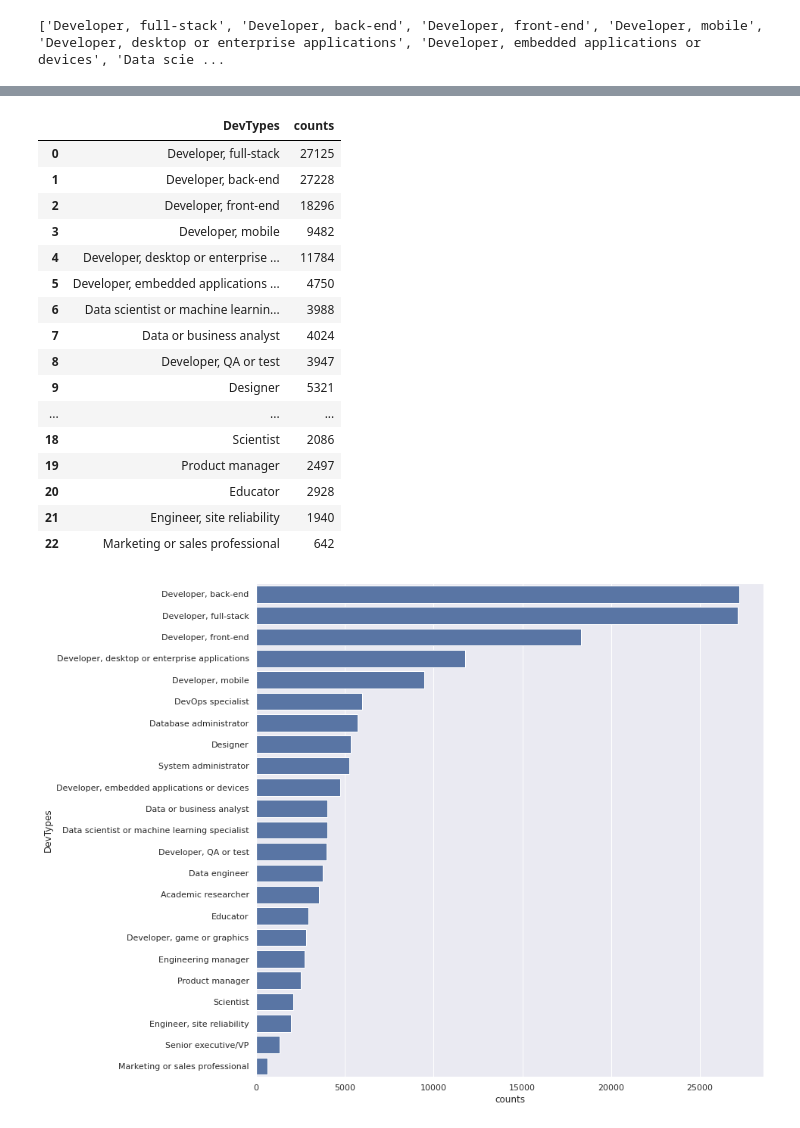
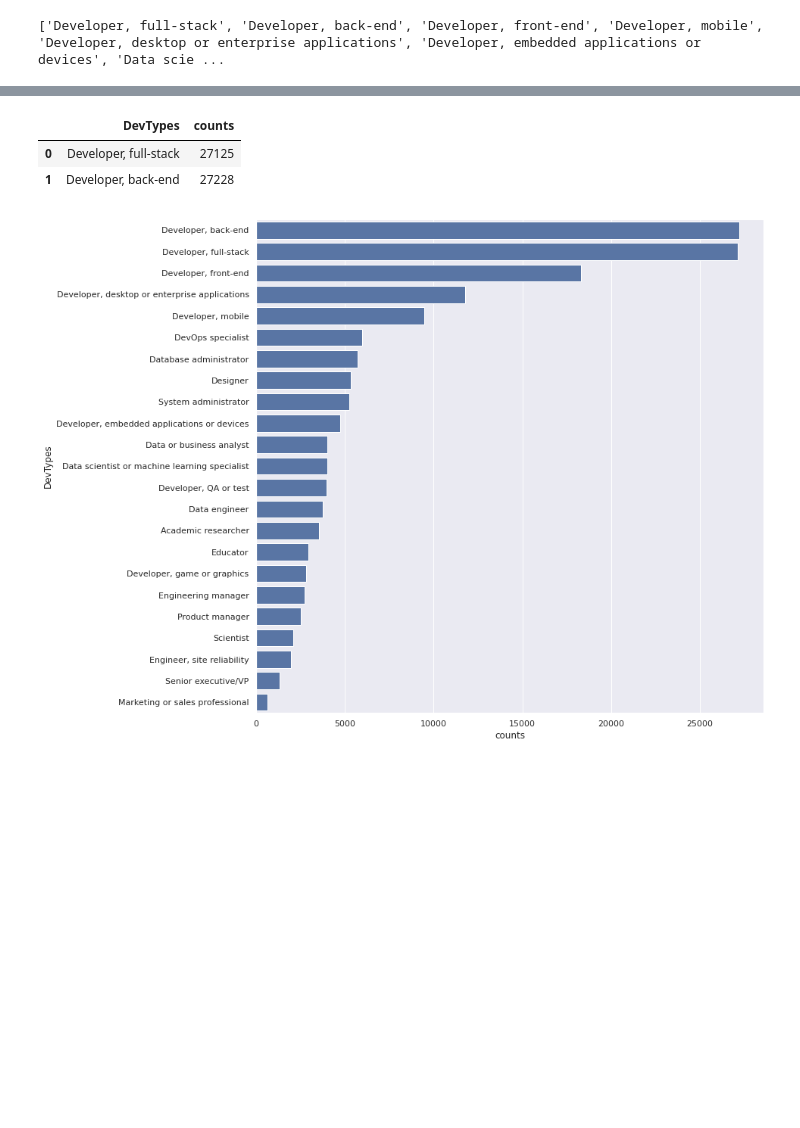
Before and after one commit to SolanaO/Developers_Survey_Analysis, a Jupyter notebook: stackBlogDataAnalysis.ipynb, the cells around one changed output, grey strips where cells are left out. Saved outputs shown, nothing was run; the diff lists cells and outputs as text; code cells hidden in the pictures; blank space fills up the shorter version.

```diff
--- a/stackBlogDataAnalysis.ipynb
+++ b/stackBlogDataAnalysis.ipynb
@@ -406,25 +352,11 @@ developers_types
 # %%
 # rename the columns in the results dataframe
 developers_types.rename(columns = {'index':'DevTypes', 0:'counts'}, inplace=True)
-developers_types
+developers_types.head(2)
 # %% [output]
 |  | DevTypes | counts |
 | 0 | Developer, full-stack | 27125 |
 | 1 | Developer, back-end | 27228 |
-| 2 | Developer, front-end | 18296 |
-| 3 | Developer, mobile | 9482 |
-| 4 | Developer, desktop or enterprise ... | 11784 |
-| 5 | Developer, embedded applications ... | 4750 |
-| 6 | Data scientist or machine learnin... | 3988 |
-| 7 | Data or business analyst | 4024 |
-| 8 | Developer, QA or test | 3947 |
-| 9 | Designer | 5321 |
-| ... | ... | ... |
-| 18 | Scientist | 2086 |
-| 19 | Product manager | 2497 |
-| 20 | Educator | 2928 |
-| 21 | Engineer, site reliability | 1940 |
-| 22 | Marketing or sales professional | 642 |
 # %%
 # set the figure size
 plt.figure(figsize = [12,12])
```
Also changed, not shown: parts of 42 cells of this notebook.
